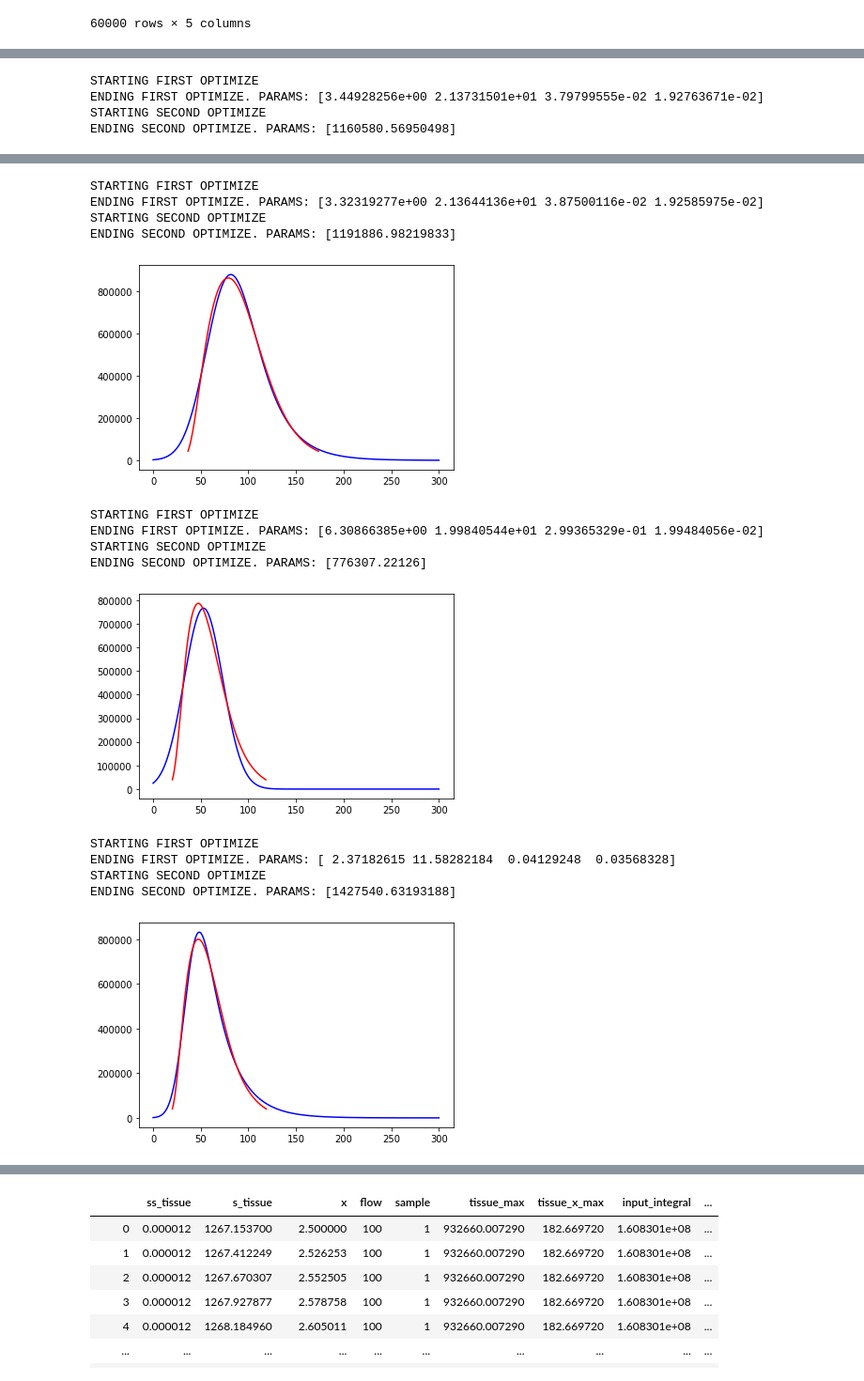
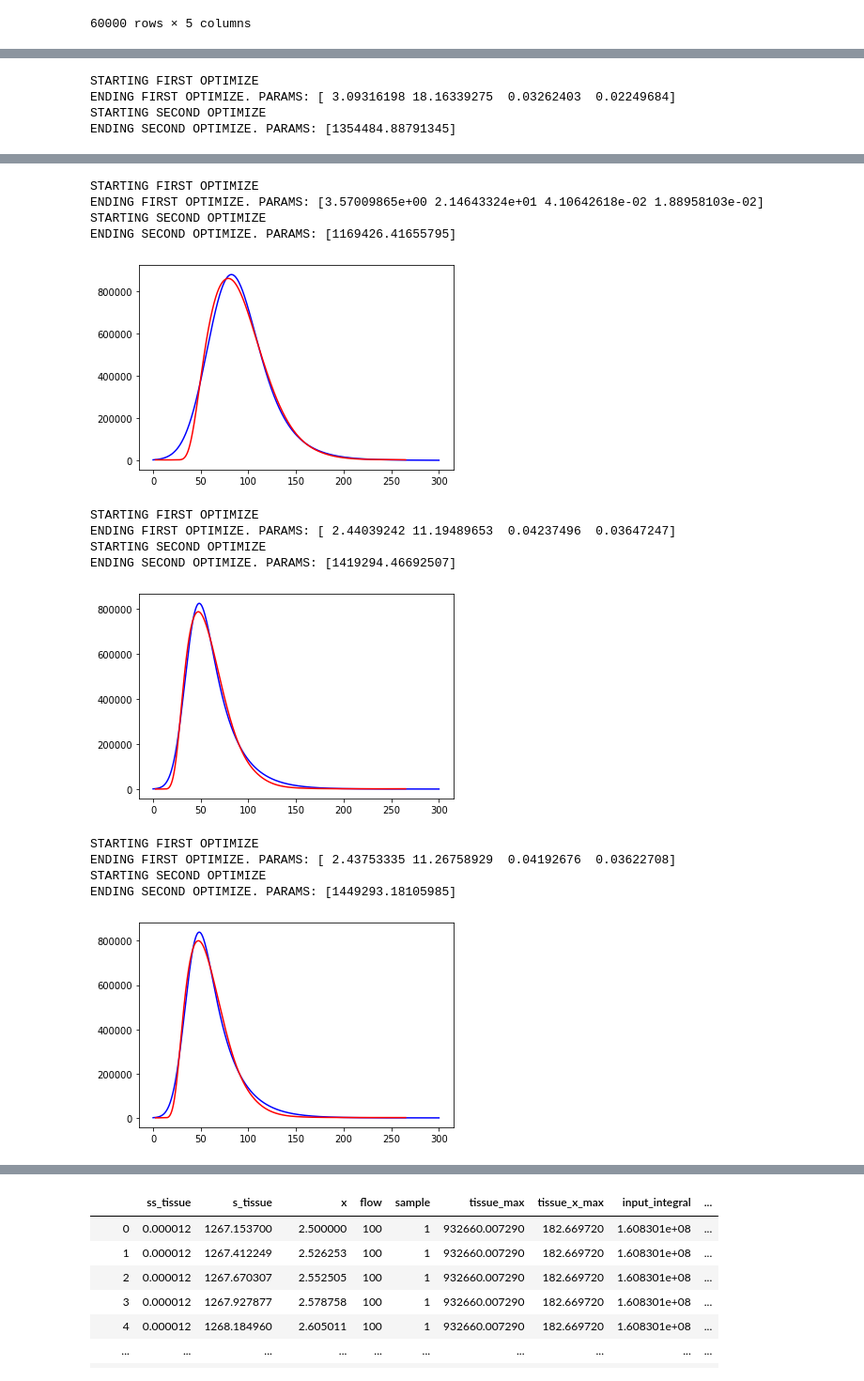
Before and after one commit to MesRot/SMAT_projekti, a Jupyter notebook: src/optimointi_aloitus_v.1.2.ipynb, the cells around one changed output, grey strips where cells are left out. Shown: that part at 94% size. Saved outputs shown, nothing was run; the diff lists cells and outputs as text; code cells hidden in the pictures.

```diff
--- a/src/optimointi_aloitus_v.1.2.ipynb
+++ b/src/optimointi_aloitus_v.1.2.ipynb
@@ -200,7 +216,7 @@ restricted_df = pd.concat(restricted_df)
 120064.32080873186
 3758
 # %%
-groups = restricted_df.groupby(["flow", "sample"]) # NON PARAMETRIC
+groups = sampled_df.groupby(["flow", "sample"]) # NON PARAMETRIC
 
 results_dict = {
     "flow": [],
@@ -274,4 +290,4 @@ ENDING SECOND OPTIMIZE. PARAMS: [1967719.91834857]
 STARTING FIRST OPTIMIZE
-ENDING FIRST OPTIMIZE. PARAMS: [3.44928256e+00 2.13731501e+01 3.79799555e-02 1.92763671e-02]
+ENDING FIRST OPTIMIZE. PARAMS: [ 3.09316198 18.16339275  0.03262403  0.02249684]
 STARTING SECOND OPTIMIZE
-ENDING SECOND OPTIMIZE. PARAMS: [1160580.56950498]
+ENDING SECOND OPTIMIZE. PARAMS: [1354484.88791345]
@@ -279,16 +295,16 @@ ENDING SECOND OPTIMIZE. PARAMS: [1160580.56950498]
 STARTING FIRST OPTIMIZE
-ENDING FIRST OPTIMIZE. PARAMS: [3.32319277e+00 2.13644136e+01 3.87500116e-02 1.92585975e-02]
+ENDING FIRST OPTIMIZE. PARAMS: [3.57009865e+00 2.14643324e+01 4.10642618e-02 1.88958103e-02]
 STARTING SECOND OPTIMIZE
-ENDING SECOND OPTIMIZE. PARAMS: [1191886.98219833]
+ENDING SECOND OPTIMIZE. PARAMS: [1169426.41655795]
-[figure, old version]
+[figure, new version]
 STARTING FIRST OPTIMIZE
-ENDING FIRST OPTIMIZE. PARAMS: [6.30866385e+00 1.99840544e+01 2.99365329e-01 1.99484056e-02]
+ENDING FIRST OPTIMIZE. PARAMS: [ 2.44039242 11.19489653  0.04237496  0.03647247]
 STARTING SECOND OPTIMIZE
-ENDING SECOND OPTIMIZE. PARAMS: [776307.22126]
+ENDING SECOND OPTIMIZE. PARAMS: [1419294.46692507]
-[figure, old version]
+[figure, new version]
 STARTING FIRST OPTIMIZE
-ENDING FIRST OPTIMIZE. PARAMS: [ 2.37182615 11.58282184  0.04129248  0.03568328]
+ENDING FIRST OPTIMIZE. PARAMS: [ 2.43753335 11.26758929  0.04192676  0.03622708]
 STARTING SECOND OPTIMIZE
-ENDING SECOND OPTIMIZE. PARAMS: [1427540.63193188]
+ENDING SECOND OPTIMIZE. PARAMS: [1449293.18105985]
-[figure, old version]
+[figure, new version]
 |  | flow | sample | mu | mu_x | lambda_ | sigma | h | tissue_max | tissue_x_max | ... |
```
Also changed, not shown: parts of 12 cells of this notebook.
